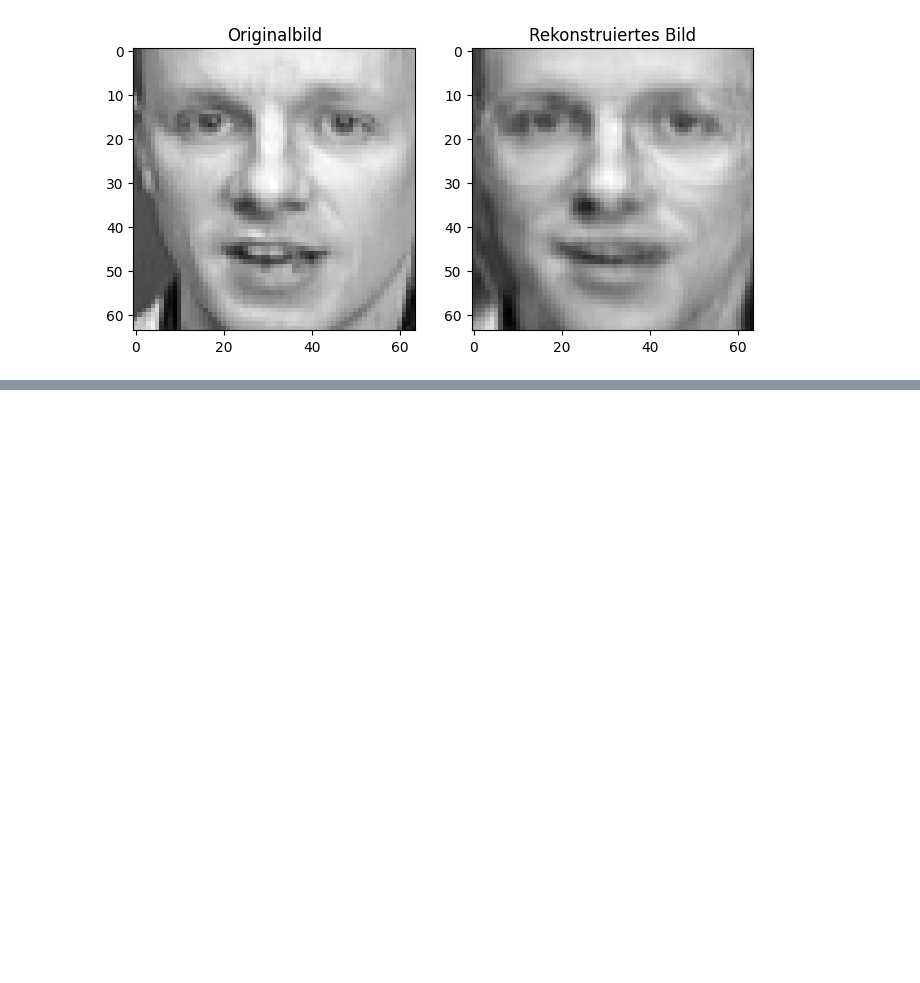
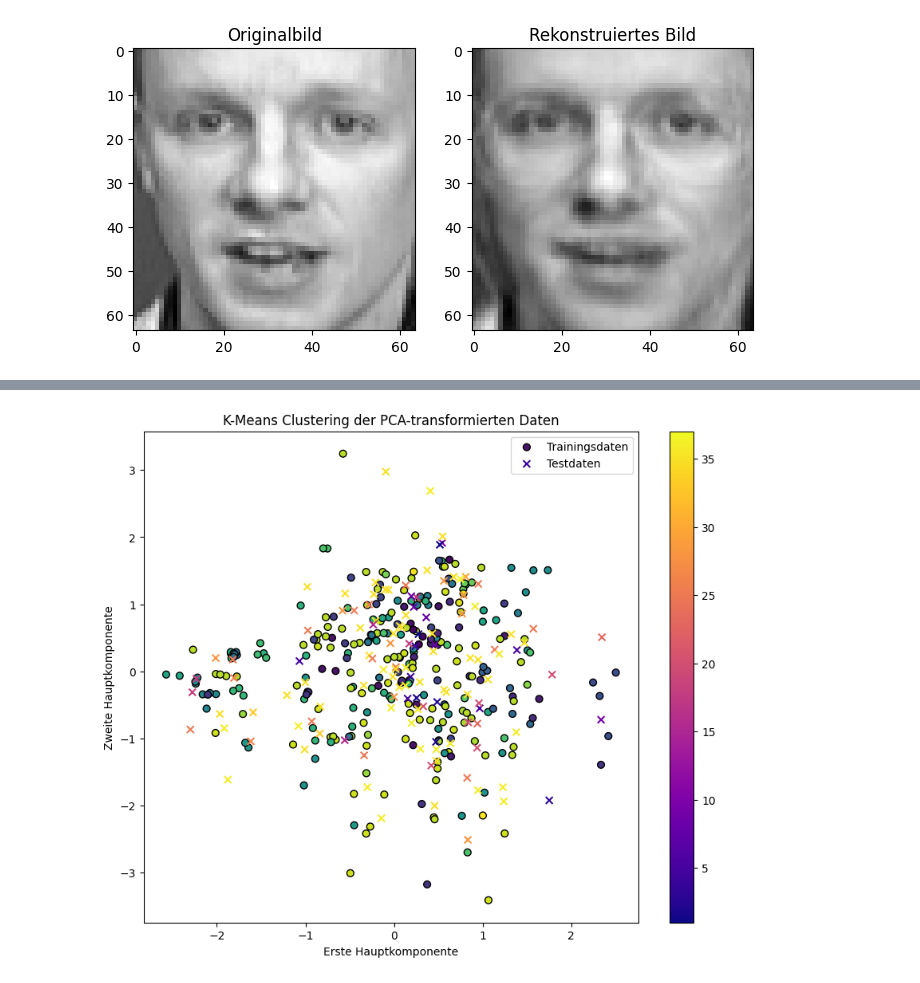
Before and after one commit to domzoric/Numerik_Projekt_4, a Jupyter notebook: Numerik_Projekt_4.ipynb, the cells around one changed output, grey strips where cells are left out. Cells and saved outputs as stored; diff of their text form; code cells hidden in the pictures; blank space fills up the shorter version.

```diff
--- a/Numerik_Projekt_4.ipynb
+++ b/Numerik_Projekt_4.ipynb
@@ -98,0 +169,26 @@ plt.show()
+# %%
+from sklearn.cluster import KMeans
+
+# Anzahl der Cluster festlegen (entspricht der Anzahl der Klassen in den Daten)
+n_clusters = len(np.unique(labels))
+
+# K-Means Clustering auf den PCA-transformierten Daten anwenden
+kmeans = KMeans(n_clusters=n_clusters, random_state=42)
+kmeans.fit(X_train_pca)
+
+# Cluster-Zugehörigkeiten der Trainingsdaten und Testdaten
+train_clusters = kmeans.predict(X_train_pca)
+test_clusters = kmeans.predict(X_test_pca)
+
+# Visualisierung der Cluster im PCA-Raum
+plt.figure(figsize=(10, 8))
+plt.scatter(X_train_pca[:, 0], X_train_pca[:, 1], c=train_clusters, cmap='viridis', marker='o', edgecolor='k', s=40, label='Trainingsdaten')
+plt.scatter(X_test_pca[:, 0], X_test_pca[:, 1], c=test_clusters, cmap='plasma', marker='x', edgecolor='k', s=40, label='Testdaten')
+plt.xlabel('Erste Hauptkomponente')
+plt.ylabel('Zweite Hauptkomponente')
+plt.title('K-Means Clustering der PCA-transformierten Daten')
+plt.legend()
+plt.colorbar()
+plt.show()
+# %% [output]
+[figure, added]
```
Also changed, not shown: parts of 9 cells of this notebook.
